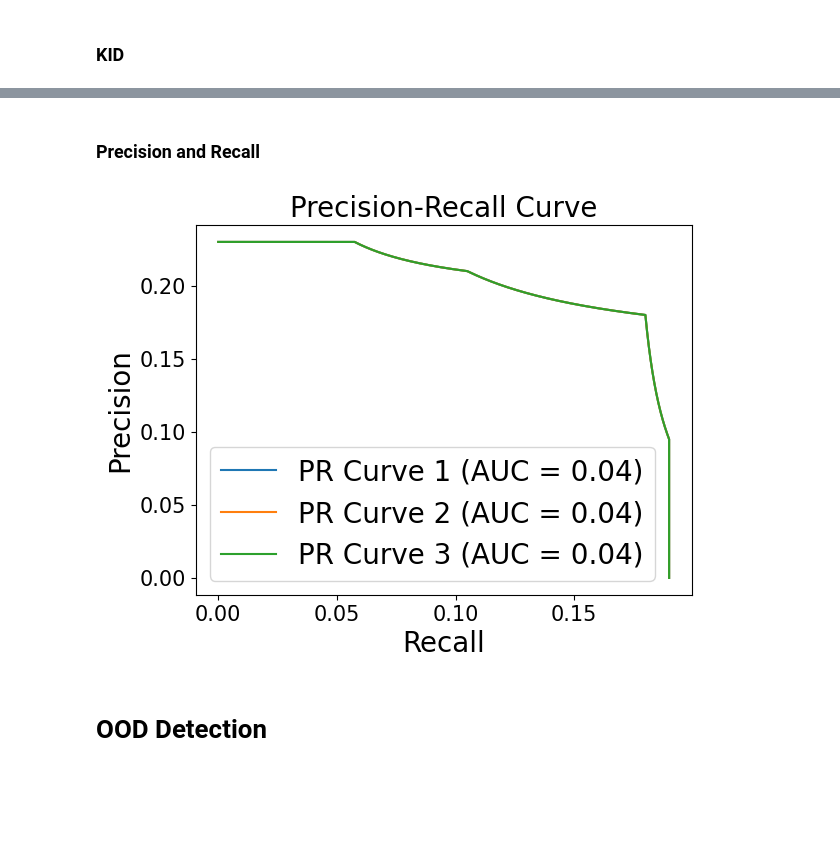
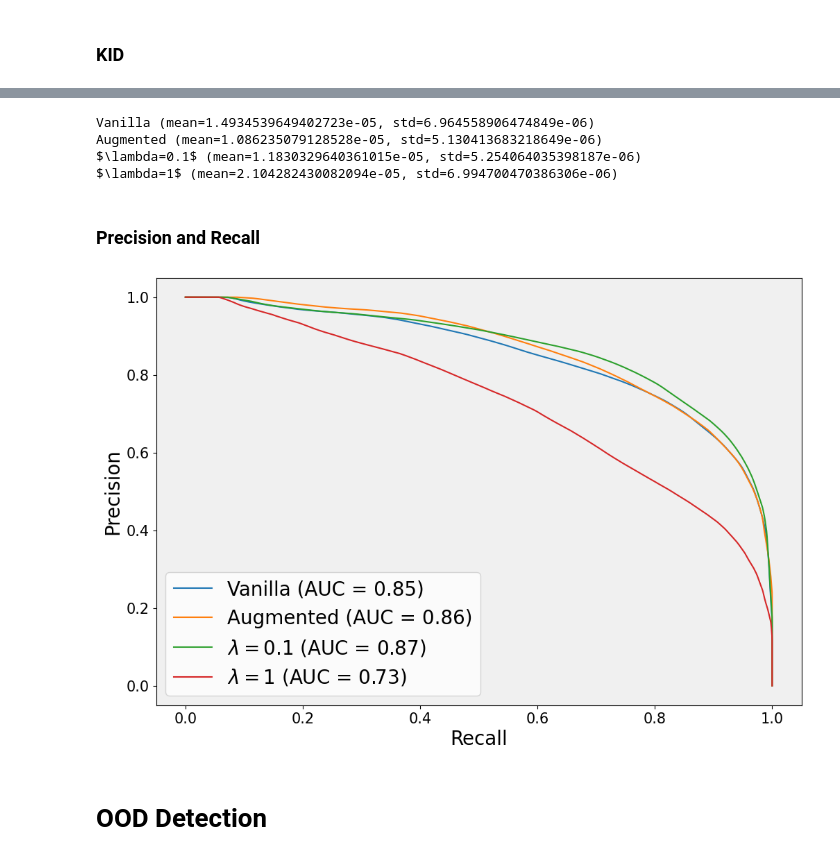
Before and after one commit to rajit906/Symmetry-invariant-Tractable-Generative-Models, a Jupyter notebook: src/evaluate_made.ipynb, the cells around one changed output, grey strips where cells are left out. Saved outputs shown, nothing was run; the diff lists cells and outputs as text; code cells hidden in the pictures; blank space fills up the shorter version.

```diff
--- a/src/evaluate_made.ipynb
+++ b/src/evaluate_made.ipynb
@@ -441,15 +673,5 @@ plot_samples(model_reg_plus, 49, model_type = 'MADE', save_dir = 'images/made/sa
 # %% [markdown]
 # Sample Quality (KID/FID/Precision/Recall)
-# %%
-with open(result_dir_vanilla + '/evaluate_results.json', 'r') as file:
-    eval_dic_vanilla = json.load(file)
-
-#with open(result_dir_reg + '/evaluate_results.json', 'r') as file:
-    #eval_dic_reg = json.load(file)
-eval_dic_reg = eval_dic_vanilla
-#with open(result_dir_reg_plus + '/evaluate_results.json', 'r') as file:
-    #eval_dic_reg = json.load(file)
-eval_dic_reg_plus = eval_dic_vanilla
 # %% [markdown]
 ### KID
 # %%
@@ -467,31 +703,44 @@ print(kid_mean_reg_plus, kid_std_reg_plus)
+# %%
+print(f'Vanilla (mean={kid_stats_vanilla[0]}, std={kid_stats_vanilla[1]})')
+print(f'Augmented (mean={kid_stats_aug[0]}, std={kid_stats_aug[1]})')
+print(f'$\lambda=0.1$ (mean={kid_stats_reg[0]}, std={kid_stats_reg[1]})')
+print(f'$\lambda=1$ (mean={kid_stats_reg_plus[0]}, std={kid_stats_reg_plus[1]})')
+# %% [output]
+Vanilla (mean=1.4934539649402723e-05, std=6.964558906474849e-06)
+Augmented (mean=1.086235079128528e-05, std=5.130413683218649e-06)
+$\lambda=0.1$ (mean=1.1830329640361015e-05, std=5.254064035398187e-06)
+$\lambda=1$ (mean=2.104282430082094e-05, std=6.994700470386306e-06)
 # %% [markdown]
 ### Precision and Recall
 # %%
 prd_vanilla = eval_dic_vanilla['PRD']
 precisions_vanilla, recalls_vanilla = prd_vanilla['precisions'], prd_vanilla['recalls']
+prd_aug = eval_dic_aug['PRD']
+precisions_aug, recalls_aug = prd_aug['precisions'], prd_aug['recalls']
 prd_reg = eval_dic_reg['PRD']
 precisions_reg, recalls_reg = prd_reg['precisions'], prd_reg['recalls']
 prd_reg_plus = eval_dic_reg_plus['PRD']
 precisions_reg_plus, recalls_reg_plus = prd_reg_plus['precisions'], prd_reg_plus['recalls']
 auc_vanilla = np.trapz(recalls_vanilla, precisions_vanilla)
+auc_aug = np.trapz(recalls_aug, precisions_aug)
 auc_reg = np.trapz(recalls_reg, precisions_reg)
-auc_reg_plus = np.trapz(recalls_reg, precisions_reg)
+auc_reg_plus = np.trapz(recalls_reg_plus, precisions_reg_plus)
 
-plt.figure()
-plt.plot(precisions_vanilla, recalls_vanilla, label=f'PR Curve 1 (AUC = {auc_vanilla:.2f})')
-plt.plot(precisions_reg, recalls_reg, label=f'PR Curve 2 (AUC = {auc_reg:.2f})')
-plt.plot(precisions_reg_plus, recalls_reg_plus, label=f'PR Curve 3 (AUC = {auc_reg_plus:.2f})')
+# Create a figure and an Axes object
+fig, ax = plt.subplots(figsize=(12, 8))
+ax.plot(precisions_vanilla, recalls_vanilla, label=f'Vanilla (AUC = {auc_vanilla:.2f})')
+ax.plot(precisions_aug, recalls_aug, label=f'Augmented (AUC = {auc_aug:.2f})')
+ax.plot(precisions_reg, recalls_reg, label=f'$\lambda = 0.1$ (AUC = {auc_reg:.2f})')
+ax.plot(precisions_reg_plus, recalls_reg_plus, label=f'$\lambda = 1$ (AUC = {auc_reg_plus:.2f})')
 
-# Labels and legend
-plt.xlabel('Recall')
-plt.ylabel('Precision')
-plt.title('Precision-Recall Curve')
-plt.legend(loc='best')
-
-# Display the plot
+ax.set_xlabel('Recall')
+ax.set_ylabel('Precision')
+ax.set_facecolor('#f0f0f0')
+ax.legend(loc='best')
+plt.savefig('images/made/pr_curve_mnist_made.pdf', format='pdf', bbox_inches='tight')
 plt.show()
 # %% [output]
-[figure, old version]
+[figure, new version]
 # %% [markdown]
 # OOD Detection
 # %% [markdown]
```
Also changed, not shown: parts of 28 cells of this notebook, 6 other files.
